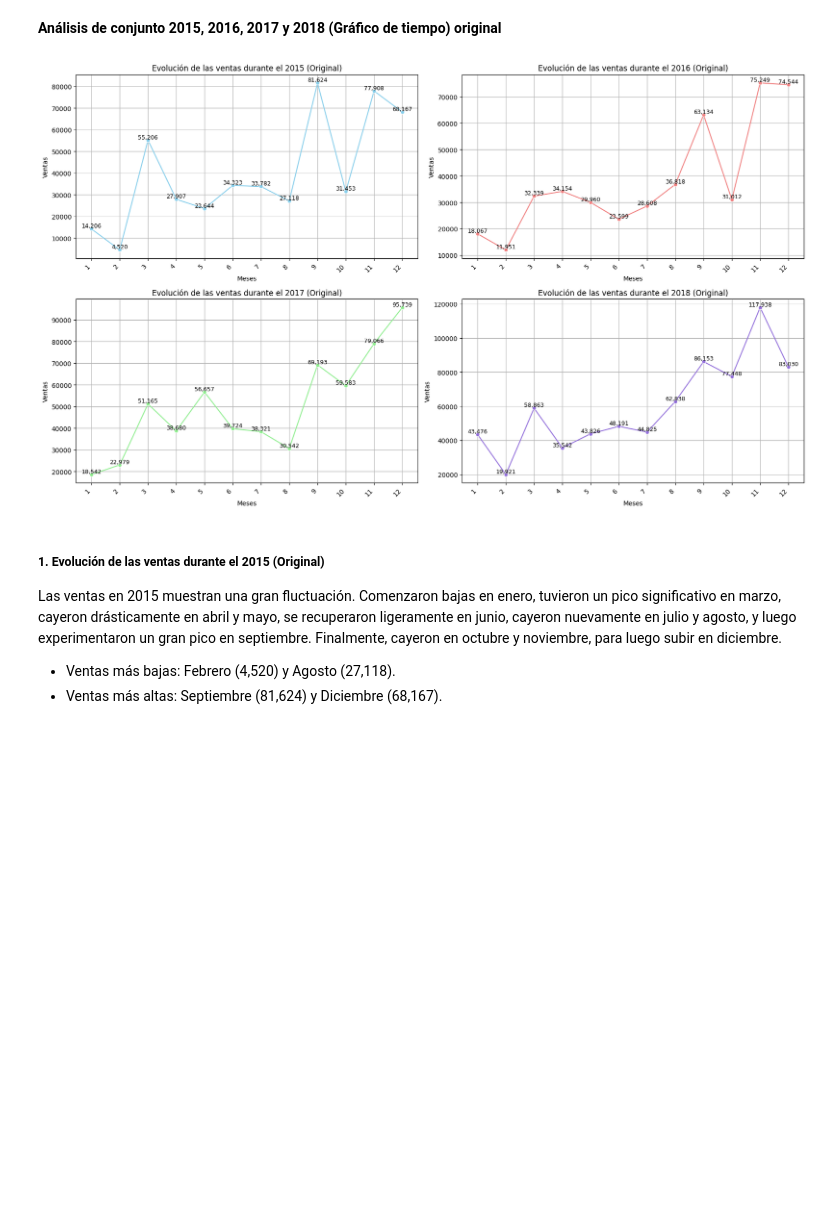
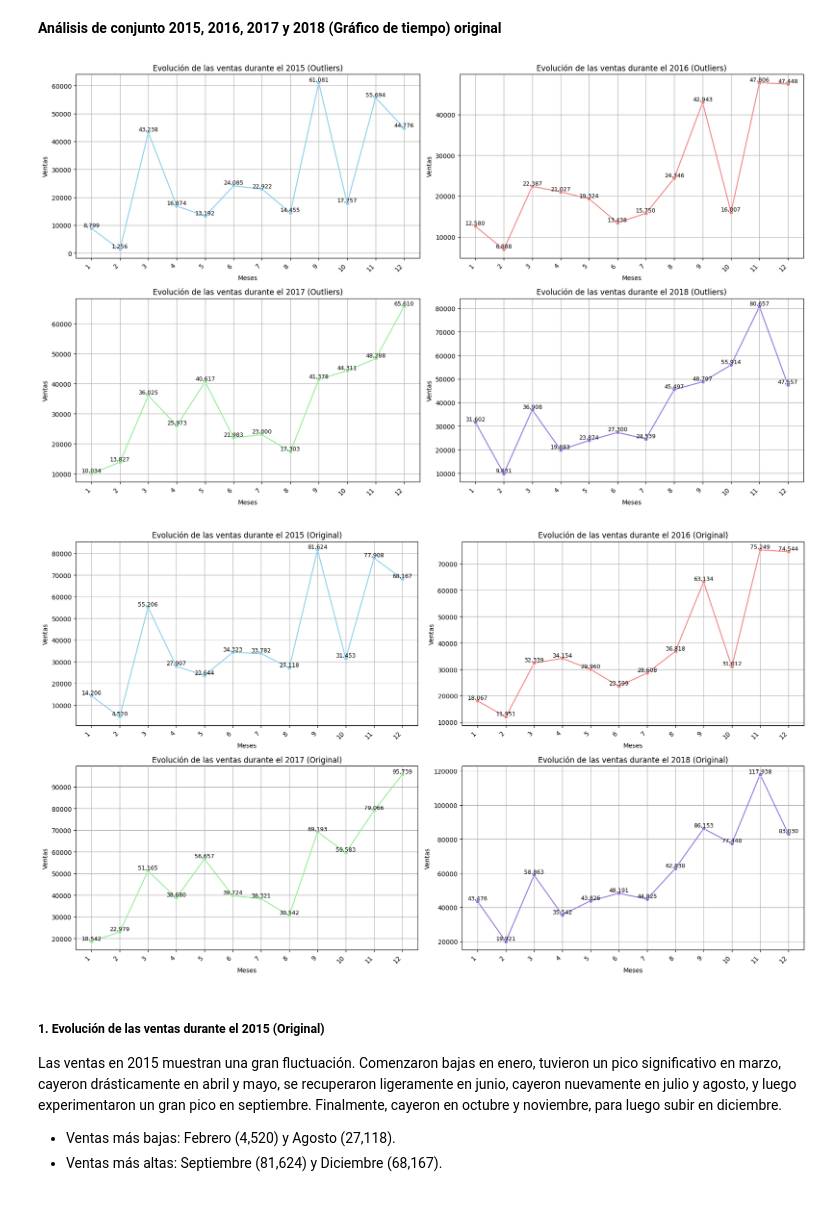
Before and after one commit to SaitoM17/superstore_sales, a Jupyter notebook: notebooks/eda_outliers.ipynb, the cells around one changed output. Saved outputs shown, nothing was run; the diff lists cells and outputs as text; code cells hidden in the pictures; blank space fills up the shorter version.

Commit message:
refactor: Cambios pequeños a la función grafico_lineas

```diff
--- a/notebooks/eda_outliers.ipynb
+++ b/notebooks/eda_outliers.ipynb
@@ -112,7 +112,7 @@ df_2018_original = df_store_sales[df_store_sales['Order Year'] == 2018]
 # %% [markdown]
 **Análisis de conjunto 2015, 2016, 2017 y 2018 (Gráfico de tiempo) original**
 # %%
-def grafico_lineas(lista_df, lista_colores, lista_annios):
+def grafico_lineas(lista_df, lista_colores, lista_annios, con_sin):
 
     fig, axes = plt.subplots(2, 2, figsize=(17, 10))
     axes_flat = axes.flatten()
@@ -127,36 +127,47 @@ def grafico_lineas(lista_df, lista_colores, lista_annios):
 
         td = td.reset_index()
 
         ax = axes_flat[i]
 
         sns.lineplot(data=td, x='Order Month', y='Sales', ax=ax, marker='o', color=lista_colores[i % len(lista_colores)])
-        ax.set_title(f'Evolución de las ventas durante el {lista_annios[i % len(lista_annios)]} (Original)')
+        ax.set_title(f'Evolución de las ventas durante el {lista_annios[i % len(lista_annios)]} ({con_sin})')
         ax.set_xlabel('Meses')
         ax.set_ylabel('Ventas')
 
         # Agrega los valores a los puntos
         for x, y in zip(td['Order Month'], td['Sales']):
             ax.text(x, y, f'{y:,.0f}', color='black', ha='center', va='bottom', fontsize=9)
 
         meses = datas['Order Month'].unique()
         ax.set_xticks(meses)
         ax.set_xticklabels(meses, rotation=45, ha='right')
         ax.grid(True)
 
     plt.tight_layout()
     plt.show()
 
 df_lista = [df_2015_original, df_2016_original, df_2017_original, df_2018_original]
 colores = ['skyblue', 'lightcoral', 'lightgreen', 'mediumpurple']
 annios = ['2015', '2016', '2017', '2018']
 
+df_lista_outliers = [df_2015_outliers, df_2016_outliers, df_2017_outliers, df_2018_outliers]
+
+grafico_lineas(
+    lista_df=df_lista_outliers,
+    lista_colores=colores,
+    lista_annios=annios,
+    con_sin='Outliers'
+)
+
 grafico_lineas(
     lista_df=df_lista,
     lista_colores=colores,
-    lista_annios=annios
+    lista_annios=annios,
+    con_sin='Original'
 )
 # %% [output]
-[figure, old version]
+[figure, new version]
+[figure, added]
 # %% [markdown]
 ##### **1. Evolución de las ventas durante el 2015 (Original)**
 Las ventas en 2015 muestran una gran fluctuación. Comenzaron bajas en enero, tuvieron un pico significativo en marzo, cayeron drásticamente en abril y mayo, se recuperaron ligeramente en junio, cayeron nuevamente en julio y agosto, y luego experimentaron un gran pico en septiembre. Finalmente, cayeron en octubre y noviembre, para luego subir en diciembre.
```
